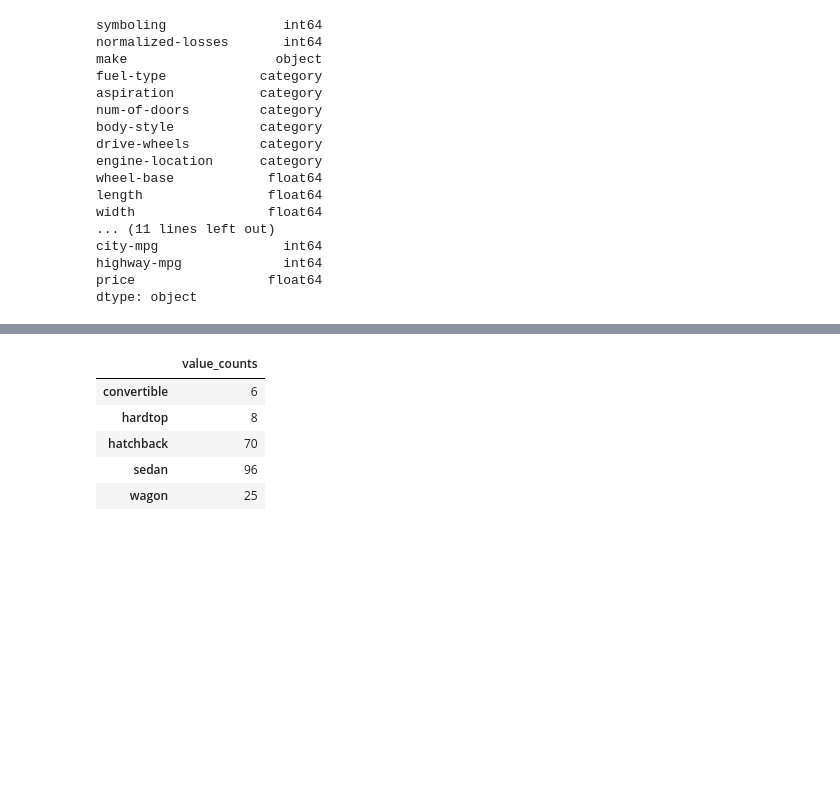
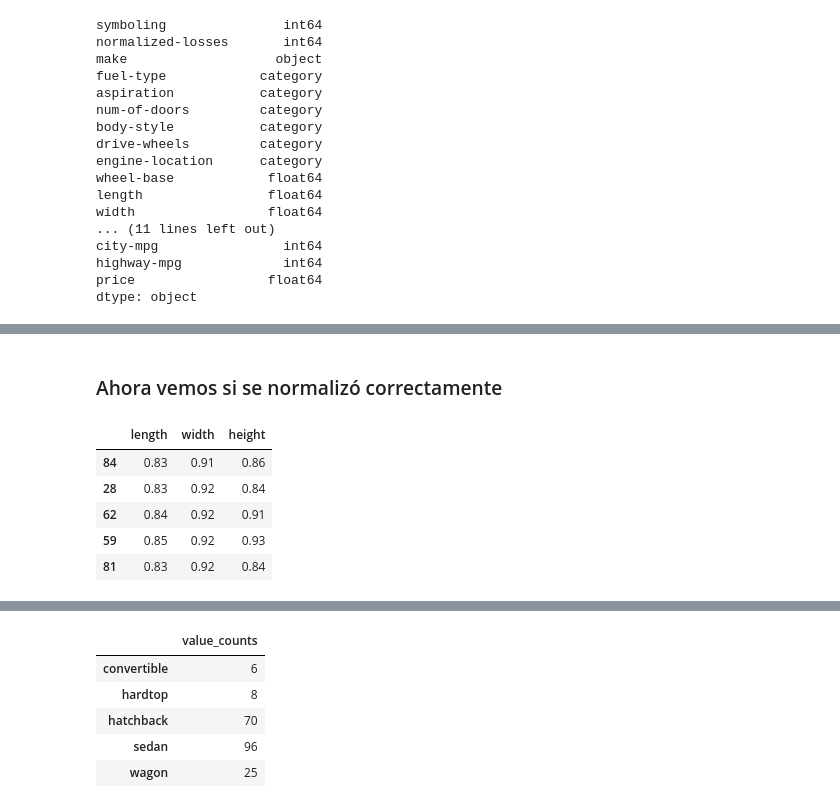
Before and after one commit to FernandoCallasaca/data_science_projects, a Jupyter notebook: Automobile_Dataset.ipynb, the cells around one changed output, grey strips where cells are left out. Drawn from its saved outputs; the diff is of its cells as text; code cells hidden in the pictures; blank space fills up the shorter version.

```diff
--- a/Automobile_Dataset.ipynb
+++ b/Automobile_Dataset.ipynb
@@ -307,0 +353,11 @@ dtype: object
+# %% [markdown]
+### Ahora vemos si se normalizó correctamente
+# %%
+df[['length', 'width', 'height']].sample(5)
+# %% [output]
+|  | length | width | height |
+| 84 | 0.83 | 0.91 | 0.86 |
+| 28 | 0.83 | 0.92 | 0.84 |
+| 62 | 0.84 | 0.92 | 0.91 |
+| 59 | 0.85 | 0.92 | 0.93 |
+| 81 | 0.83 | 0.92 | 0.84 |
```
Also changed, not shown: parts of 15 cells of this notebook.
